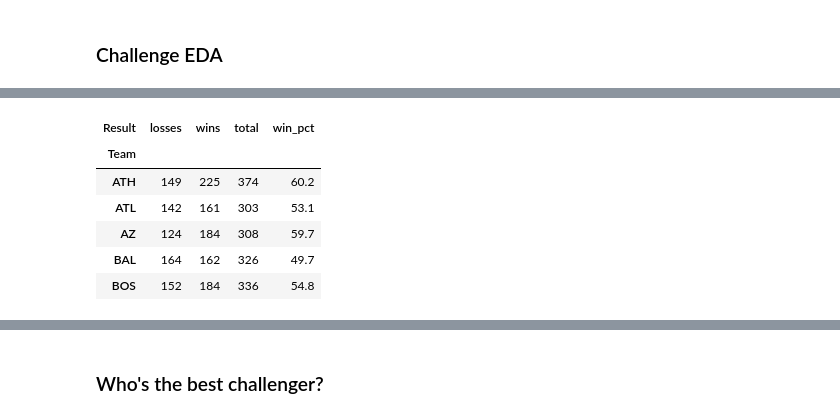
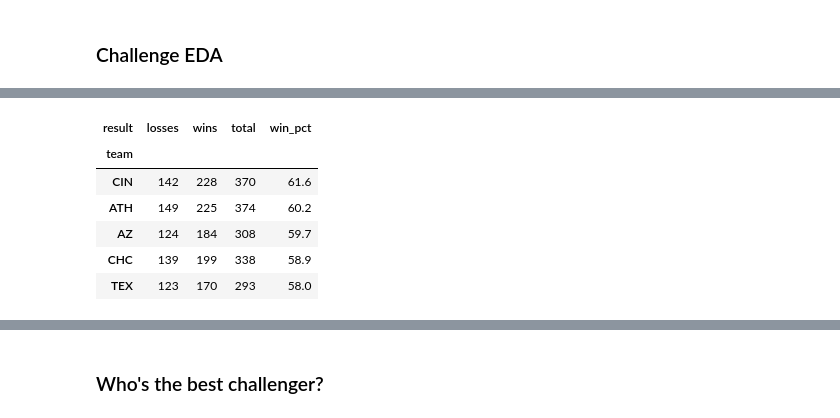
Before and after one commit to statzenthusiast921/ABS_Challenges, a Jupyter notebook: scripts/ABS EDA 10.17.26.ipynb, the cells around one changed output, grey strips where cells are left out. Drawn from its saved outputs; the diff is of its cells as text; code cells hidden in the pictures.

```diff
--- a/scripts/ABS EDA 10.17.26.ipynb
+++ b/scripts/ABS EDA 10.17.26.ipynb
@@ -3,12 +3,12 @@ import pandas as pd
 import numpy as np
 import matplotlib.pyplot as plt
 from matplotlib.patches import Patch
-
+import janitor
 
 pd.set_option('display.max_columns', None)
 
 file = '/Users/jonzimmerman/Desktop/Data Projects/ABS Challenge/data/challenge_data_2026_reg.csv'
-df = pd.read_csv(file)
+df = pd.read_csv(file).clean_names()
 print(df.shape)
 # %% [output]
 (10557, 30)
@@ -37,10 +37,10 @@ df.head(2)
 - **WOE**: Wins over expected
 # %%
 conditions = [
-    (df['Call'] == "Called Strike") & df['Result'],
-    (df['Call'] == "Called Strike") & ~df['Result'],
-    (df['Call'] == "Ball") & df['Result'],
-    (df['Call'] == "Ball") & ~df['Result'],
+    (df['call'] == "Called Strike") & df['result'],
+    (df['call'] == "Called Strike") & ~df['result'],
+    (df['call'] == "Ball") & df['result'],
+    (df['call'] == "Ball") & ~df['result'],
 ]
 
 choices = [
@@ -50,9 +50,9 @@ choices = [
     "Ball",
 ]
 
-df['Updated Call'] = np.select(conditions, choices, default=df['Call'])
-col = df.pop('Updated Call')
-df.insert(15, 'Updated Call', col)
+df['updated_call'] = np.select(conditions, choices, default=df['call'])
+col = df.pop('updated_call')
+df.insert(15, 'updated_call', col)
 # %%
 al = ['ATH', 'BAL', 'BOS', 'CWS', 'CLE',
       'DET', 'HOU', 'KC',  'LAA', 'MIN',
@@ -66,7 +66,7 @@ nl = ['AZ',  'ATL', 'CHC', 'CIN', 'COL',
 
 league_map = {t: 'AL' for t in al} | {t: 'NL' for t in nl}
 
-df['League'] = df['Team'].map(league_map)
+df['league'] = df['team'].map(league_map)
 league_colors = {'AL': 'crimson', 'NL': 'royalblue'}
 # %% [markdown]
 ### Challenge EDA
@@ -127,17 +127,17 @@ plt.show()
 # %%
-challenge = df[['Team','Result']].value_counts().reset_index()
-table = challenge.pivot(index='Team', columns='Result', values='count').fillna(0).astype(int)
+challenge = df[['team','result']].value_counts().reset_index()
+table = challenge.pivot(index='team', columns='result', values='count').fillna(0).astype(int)
 table = table.rename(columns={True: 'wins', False: 'losses'})
 table['total'] = table['wins'] + table['losses']
 table['win_pct'] = (table['wins'] / table['total'] * 100).round(1)
-table.head()
+table.sort_values(by = 'win_pct', ascending = False).head()
 # %% [output]
-| Result | losses | wins | total | win_pct |
-| Team |  |  |  |  |
+| result | losses | wins | total | win_pct |
+| team |  |  |  |  |
+| CIN | 142 | 228 | 370 | 61.6 |
 | ATH | 149 | 225 | 374 | 60.2 |
-| ATL | 142 | 161 | 303 | 53.1 |
 | AZ | 124 | 184 | 308 | 59.7 |
-| BAL | 164 | 162 | 326 | 49.7 |
-| BOS | 152 | 184 | 336 | 54.8 |
+| CHC | 139 | 199 | 338 | 58.9 |
+| TEX | 123 | 170 | 293 | 58.0 |
 # %%
 win_table = table.reset_index().sort_values('win_pct', ascending=False)
```
Also changed, not shown: parts of 16 cells of this notebook.
